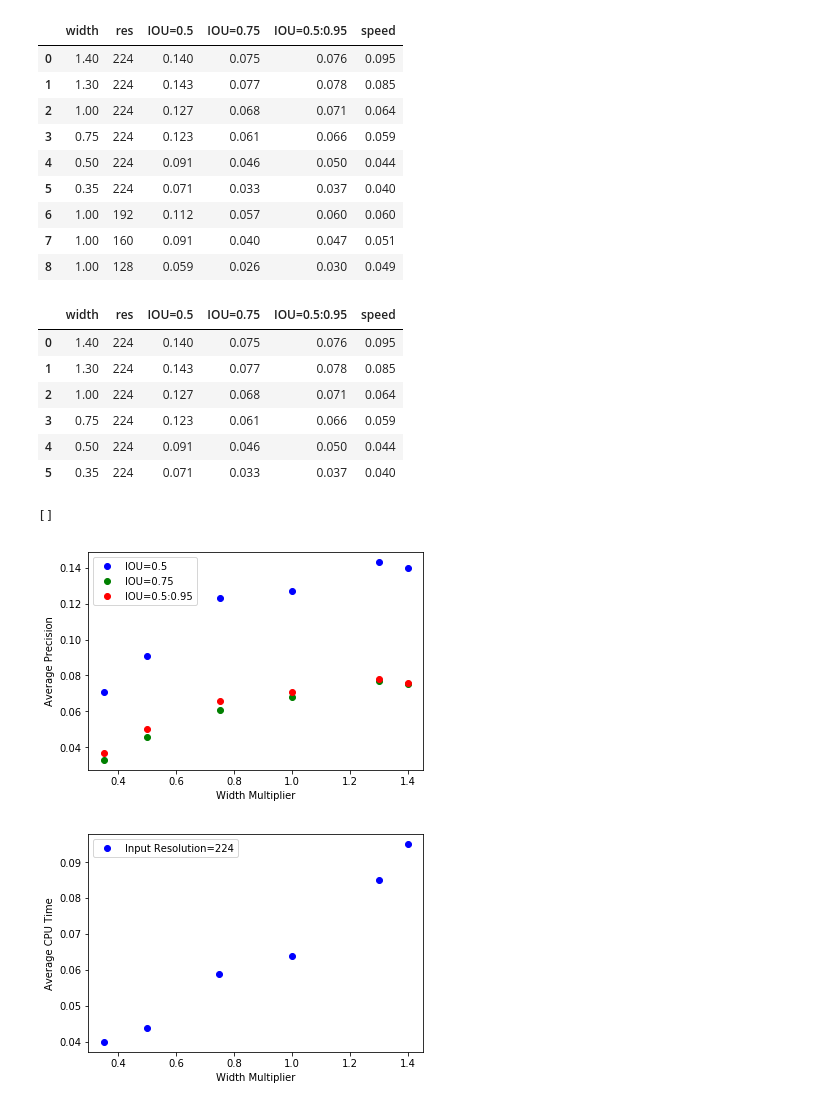
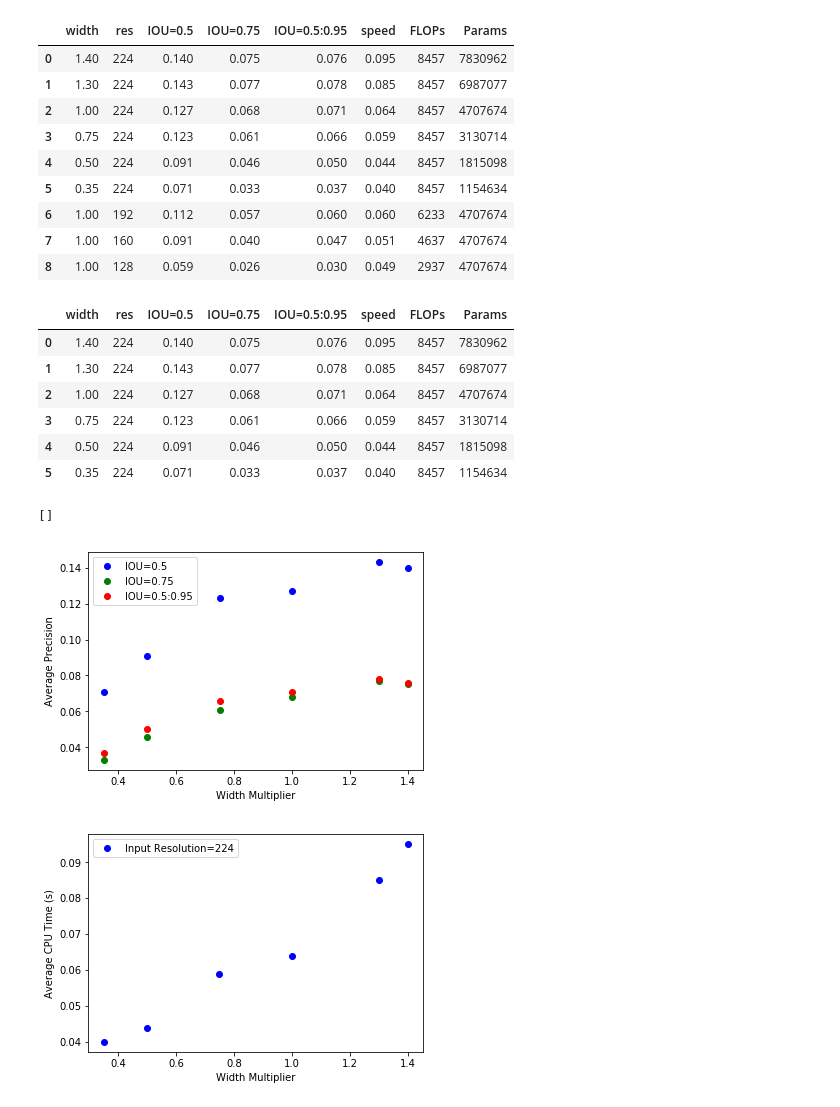
Before and after one commit to lindawangg/OLIV, a Jupyter notebook: eval/comparisons.ipynb, the cells around one changed output. Cells and saved outputs as stored; diff of their text form; code cells hidden in the pictures.

```diff
--- a/eval/comparisons.ipynb
+++ b/eval/comparisons.ipynb
@@ -4,34 +4,37 @@ import pandas as pd
 # %%
 r = {'width': [1.4, 1.3, 1, 0.75, 0.5, 0.35, 1, 1, 1],
      'res': [224, 224, 224, 224, 224, 224, 192, 160, 128],
      'IOU=0.5': [0.140, 0.143, 0.127, 0.123, 0.091, 0.071, 0.112, 0.091, 0.059],
-     'IOU=0.75':[0.075, 0.077, 0.068, 0.061, 0.046, 0.033, 0.057, 0.040, 0.026],
-     'IOU=0.5:0.95':[0.076, 0.078, 0.071,0.066, 0.050, 0.037, 0.060, 0.047, 0.030],
-     'speed':[0.095,0.085, 0.064,0.059, 0.044, 0.040, 0.060, 0.051, 0.049]}
+     'IOU=0.75': [0.075, 0.077, 0.068, 0.061, 0.046, 0.033, 0.057, 0.040, 0.026],
+     'IOU=0.5:0.95': [0.076, 0.078, 0.071,0.066, 0.050, 0.037, 0.060, 0.047, 0.030],
+     'speed': [0.095,0.085, 0.064,0.059, 0.044, 0.040, 0.060, 0.051, 0.049],
+     'FLOPs': [8457, 8457, 8457, 8457, 8457, 8457, 6233, 4637, 2937],
+     'Params': [7830962, 6987077, 4707674, 3130714, 1815098, 1154634, 4707674, 4707674, 4707674]
+    }
 df = pd.DataFrame(data=r)
 df
 # %% [output]
-|  | width | res | IOU=0.5 | IOU=0.75 | IOU=0.5:0.95 | speed |
-| 0 | 1.40 | 224 | 0.140 | 0.075 | 0.076 | 0.095 |
-| 1 | 1.30 | 224 | 0.143 | 0.077 | 0.078 | 0.085 |
-| 2 | 1.00 | 224 | 0.127 | 0.068 | 0.071 | 0.064 |
-| 3 | 0.75 | 224 | 0.123 | 0.061 | 0.066 | 0.059 |
-| 4 | 0.50 | 224 | 0.091 | 0.046 | 0.050 | 0.044 |
-| 5 | 0.35 | 224 | 0.071 | 0.033 | 0.037 | 0.040 |
-| 6 | 1.00 | 192 | 0.112 | 0.057 | 0.060 | 0.060 |
-| 7 | 1.00 | 160 | 0.091 | 0.040 | 0.047 | 0.051 |
-| 8 | 1.00 | 128 | 0.059 | 0.026 | 0.030 | 0.049 |
+|  | width | res | IOU=0.5 | IOU=0.75 | IOU=0.5:0.95 | speed | FLOPs | Params |
+| 0 | 1.40 | 224 | 0.140 | 0.075 | 0.076 | 0.095 | 8457 | 7830962 |
+| 1 | 1.30 | 224 | 0.143 | 0.077 | 0.078 | 0.085 | 8457 | 6987077 |
+| 2 | 1.00 | 224 | 0.127 | 0.068 | 0.071 | 0.064 | 8457 | 4707674 |
+| 3 | 0.75 | 224 | 0.123 | 0.061 | 0.066 | 0.059 | 8457 | 3130714 |
+| 4 | 0.50 | 224 | 0.091 | 0.046 | 0.050 | 0.044 | 8457 | 1815098 |
+| 5 | 0.35 | 224 | 0.071 | 0.033 | 0.037 | 0.040 | 8457 | 1154634 |
+| 6 | 1.00 | 192 | 0.112 | 0.057 | 0.060 | 0.060 | 6233 | 4707674 |
+| 7 | 1.00 | 160 | 0.091 | 0.040 | 0.047 | 0.051 | 4637 | 4707674 |
+| 8 | 1.00 | 128 | 0.059 | 0.026 | 0.030 | 0.049 | 2937 | 4707674 |
 # %%
 # table comparing accuracy and speed at varying width and constant resolution
 df.loc[df['res']==224]
 # %% [output]
-|  | width | res | IOU=0.5 | IOU=0.75 | IOU=0.5:0.95 | speed |
-| 0 | 1.40 | 224 | 0.140 | 0.075 | 0.076 | 0.095 |
-| 1 | 1.30 | 224 | 0.143 | 0.077 | 0.078 | 0.085 |
-| 2 | 1.00 | 224 | 0.127 | 0.068 | 0.071 | 0.064 |
-| 3 | 0.75 | 224 | 0.123 | 0.061 | 0.066 | 0.059 |
-| 4 | 0.50 | 224 | 0.091 | 0.046 | 0.050 | 0.044 |
-| 5 | 0.35 | 224 | 0.071 | 0.033 | 0.037 | 0.040 |
+|  | width | res | IOU=0.5 | IOU=0.75 | IOU=0.5:0.95 | speed | FLOPs | Params |
+| 0 | 1.40 | 224 | 0.140 | 0.075 | 0.076 | 0.095 | 8457 | 7830962 |
+| 1 | 1.30 | 224 | 0.143 | 0.077 | 0.078 | 0.085 | 8457 | 6987077 |
+| 2 | 1.00 | 224 | 0.127 | 0.068 | 0.071 | 0.064 | 8457 | 4707674 |
+| 3 | 0.75 | 224 | 0.123 | 0.061 | 0.066 | 0.059 | 8457 | 3130714 |
+| 4 | 0.50 | 224 | 0.091 | 0.046 | 0.050 | 0.044 | 8457 | 1815098 |
+| 5 | 0.35 | 224 | 0.071 | 0.033 | 0.037 | 0.040 | 8457 | 1154634 |
 # %%
 # varying width, constant resolution with different IoUs
 ap_width = df.loc[df['res']==224]
@@ -46,12 +49,12 @@ ax.plot()
 speed_width = df.loc[df['res']==224]
 ax = speed_width.plot(x='width', y='speed', style='bo', label='Input Resolution=224')
 ax.set_xlabel('Width Multiplier')
-ax.set_ylabel('Average CPU Time')
+ax.set_ylabel('Average CPU Time (s)')
 ax.plot()
 # %% [output]
 []
 [figure]
-[figure, old version]
+[figure, new version]
 # %%
 # table comparing accuracy and speed with varying resolution
 df.loc[df['width']==1]
```
Also changed, not shown: parts of 5 cells of this notebook, 2 other files.
